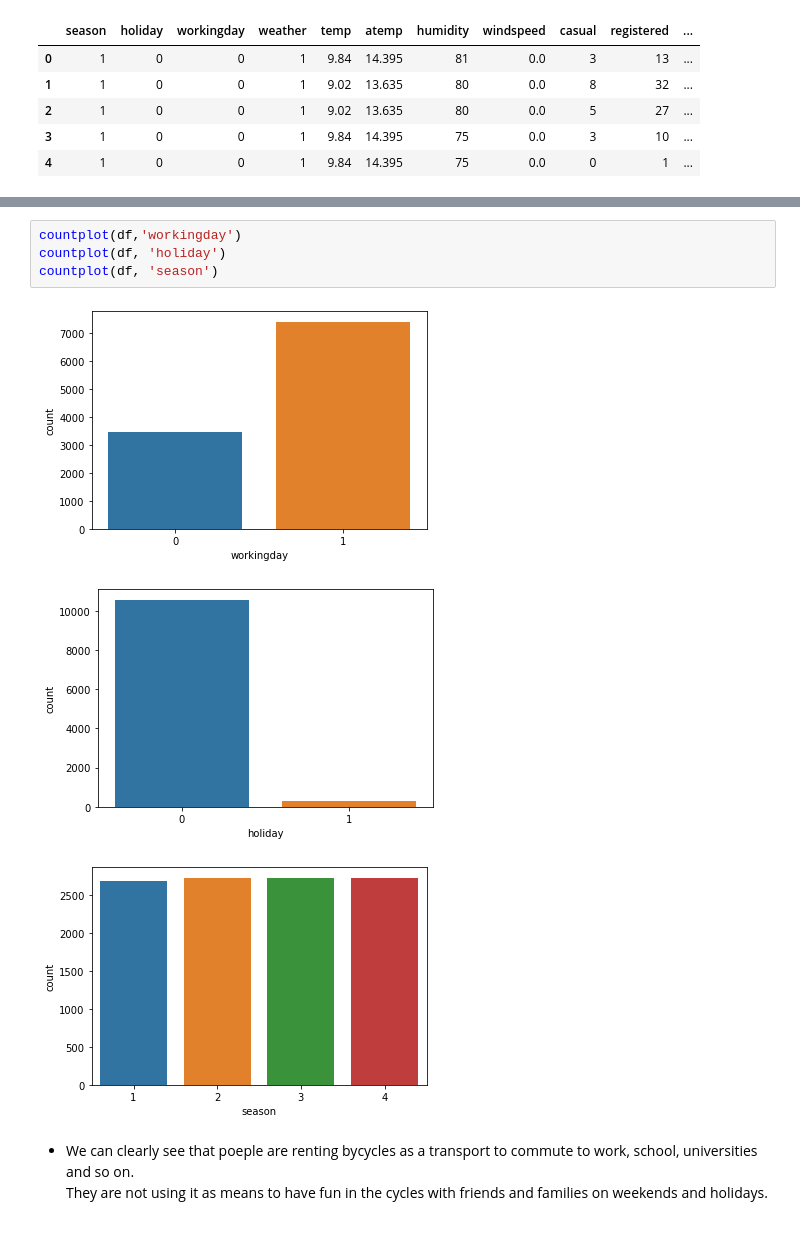
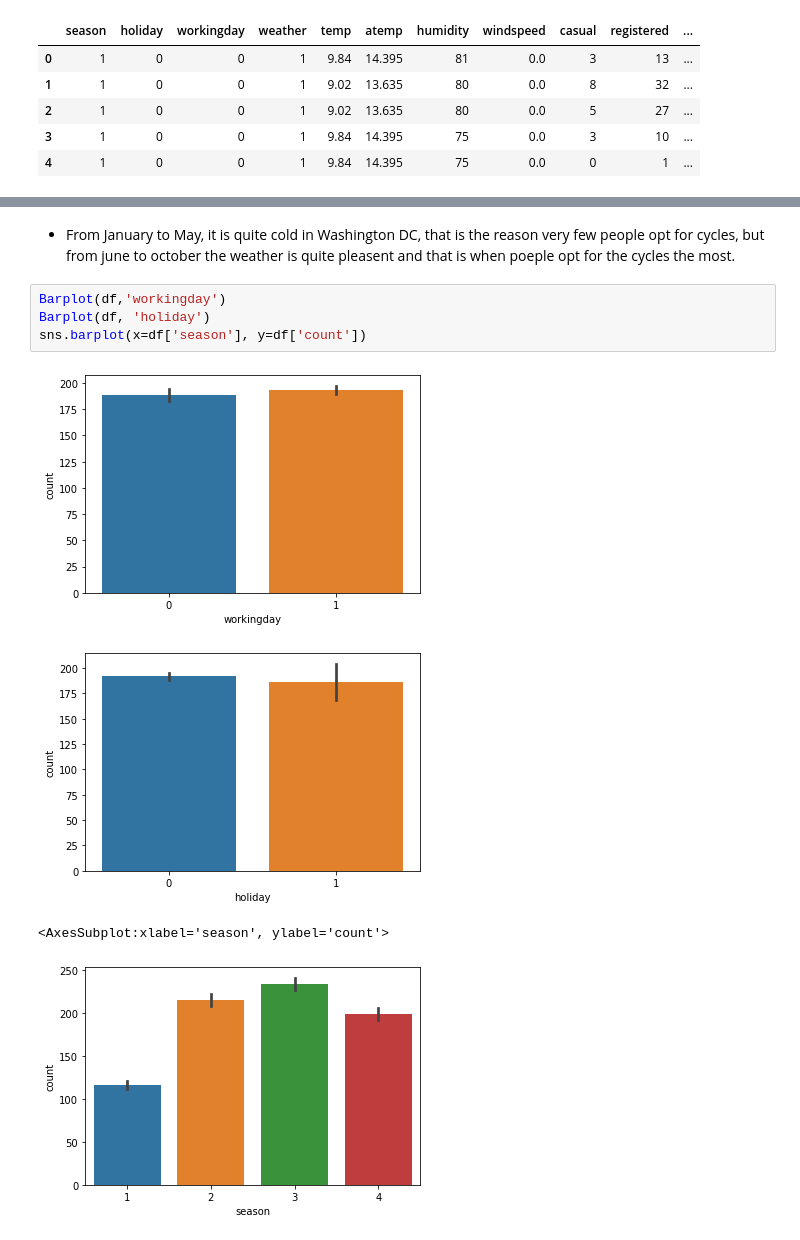
Before and after one commit to Mr-Dheer/BikeSharing, a Jupyter notebook: code.ipynb, the cells around one changed output, grey strips where cells are left out. Cells and saved outputs as stored; diff of their text form.

```diff
--- a/code.ipynb
+++ b/code.ipynb
@@ -79,10 +96,11 @@ countplot(df, 'hour')
+# %% [markdown]
+- From January to May, it is quite cold in Washington DC, that is the reason very few people opt for cycles, but from june to october the weather is quite pleasent and that is when poeple opt for the cycles the most.
 # %%
-countplot(df,'workingday')
-countplot(df, 'holiday')
-countplot(df, 'season')
+Barplot(df,'workingday')
+Barplot(df, 'holiday')
+sns.barplot(x=df['season'], y=df['count'])
 # %% [output]
-[figure, old version]
+[figure, new version]
-[figure, old version]
+[figure, new version]
+<AxesSubplot:xlabel='season', ylabel='count'>
-[figure, old version]
+[figure, new version]
-# %% [markdown]
-- We can clearly see that poeple are renting bycycles as a transport to commute to work, school, universities and so on.<br/> They are not using it  as means to have fun in the cycles with friends and families on weekends and holidays.
```
Also changed, not shown: parts of 38 cells of this notebook.
